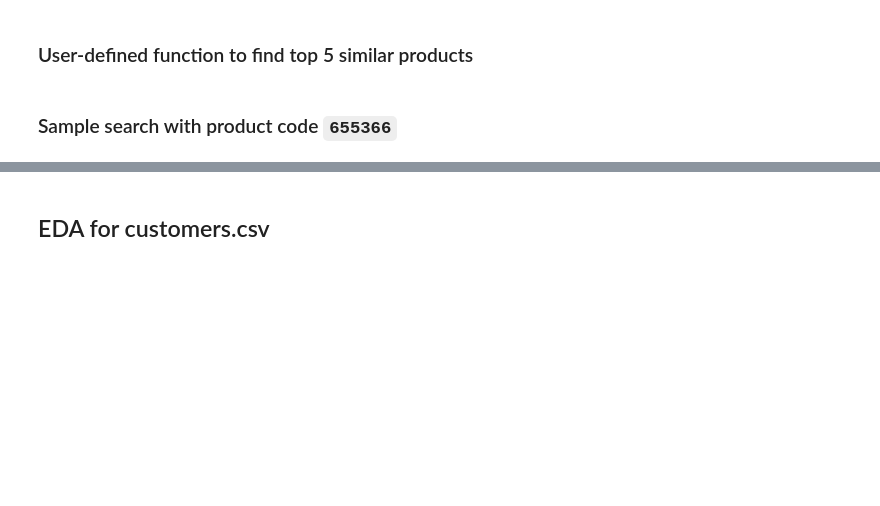
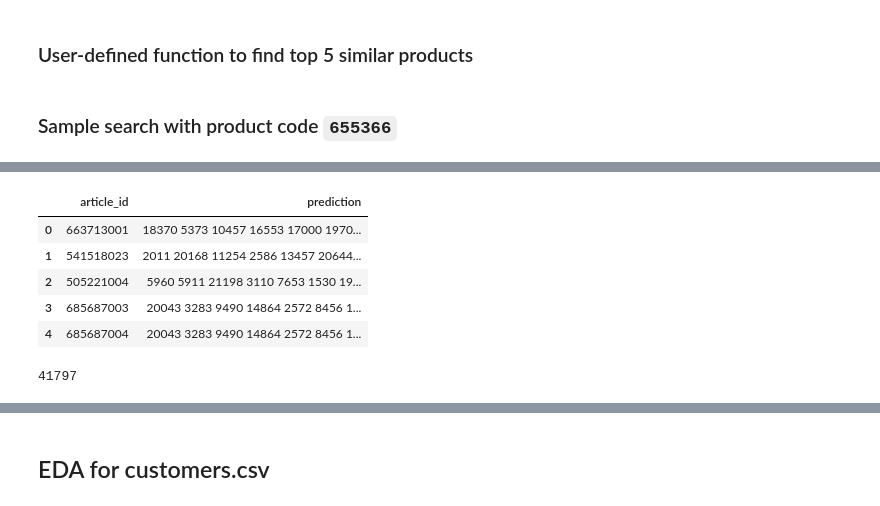
Before and after one commit to ChitThuShine/baseline-rs, a Jupyter notebook: notebookd4e5227f60.ipynb, the cells around one changed output, grey strips where cells are left out. Drawn from its saved outputs; the diff is of its cells as text; code cells hidden in the pictures; blank space fills up the shorter version.

```diff
--- a/notebookd4e5227f60.ipynb
+++ b/notebookd4e5227f60.ipynb
@@ -162,0 +211,13 @@ recommended_products_dict
+# %%
+article_ids.head()
+# %% [output]
+|  | article_id | prediction |
+| 0 | 663713001 | 18370 5373 10457 16553 17000 1970... |
+| 1 | 541518023 | 2011 20168 11254 2586 13457 20644... |
+| 2 | 505221004 | 5960 5911 21198 3110 7653 1530 19... |
+| 3 | 685687003 | 20043 3283 9490 14864 2572 8456 1... |
+| 4 | 685687004 | 20043 3283 9490 14864 2572 8456 1... |
+# %%
+len(article_ids)
+# %% [output]
+41797
```
Also changed, not shown: parts of 30 cells of this notebook.
